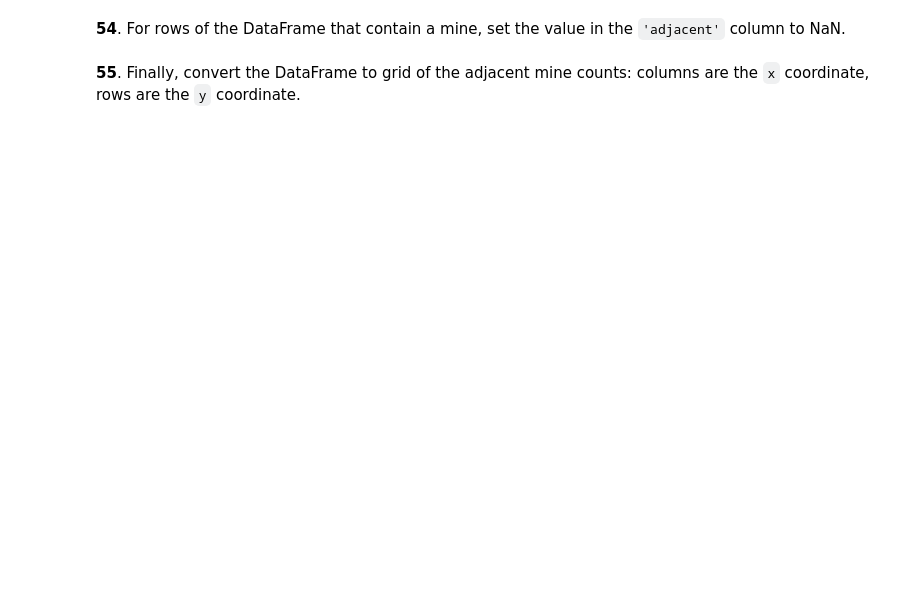
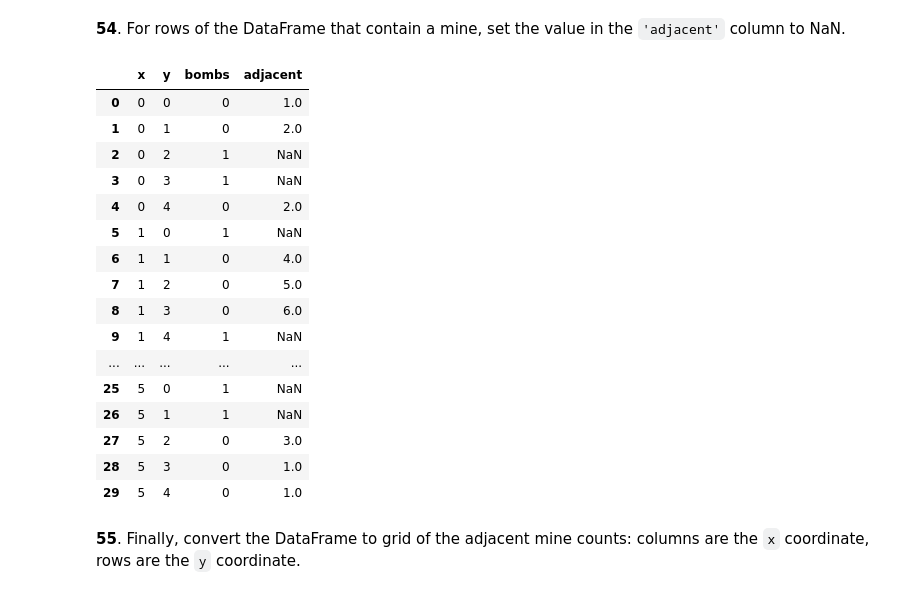
Before and after one commit to julam9/100-Pandas-Puzzles-with-Answers, a Jupyter notebook: 100-pandas-puzzles.ipynb, the cells around one changed output. Cells and saved outputs as stored; diff of their text form; code cells hidden in the pictures; blank space fills up the shorter version.

```diff
--- a/100-pandas-puzzles.ipynb
+++ b/100-pandas-puzzles.ipynb
@@ -1038,4 +1070,25 @@ df51['adjacent'] =
 # %% [markdown]
 **54**. For rows of the DataFrame that contain a mine, set the value in the `'adjacent'` column to NaN.
+# %%
+df51.loc[df51['bombs'] == 1, 'adjacent'] = np.nan
+df51
+# %% [output]
+|  | x | y | bombs | adjacent |
+| 0 | 0 | 0 | 0 | 1.0 |
+| 1 | 0 | 1 | 0 | 2.0 |
+| 2 | 0 | 2 | 1 | NaN |
+| 3 | 0 | 3 | 1 | NaN |
+| 4 | 0 | 4 | 0 | 2.0 |
+| 5 | 1 | 0 | 1 | NaN |
+| 6 | 1 | 1 | 0 | 4.0 |
+| 7 | 1 | 2 | 0 | 5.0 |
+| 8 | 1 | 3 | 0 | 6.0 |
+| 9 | 1 | 4 | 1 | NaN |
+| ... | ... | ... | ... | ... |
+| 25 | 5 | 0 | 1 | NaN |
+| 26 | 5 | 1 | 1 | NaN |
+| 27 | 5 | 2 | 0 | 3.0 |
+| 28 | 5 | 3 | 0 | 1.0 |
+| 29 | 5 | 4 | 0 | 1.0 |
 # %% [markdown]
 **55**. Finally, convert the DataFrame to grid of the adjacent mine counts: columns are the `x` coordinate, rows are the `y` coordinate.
```
Also changed, not shown: parts of 4 cells of this notebook.
